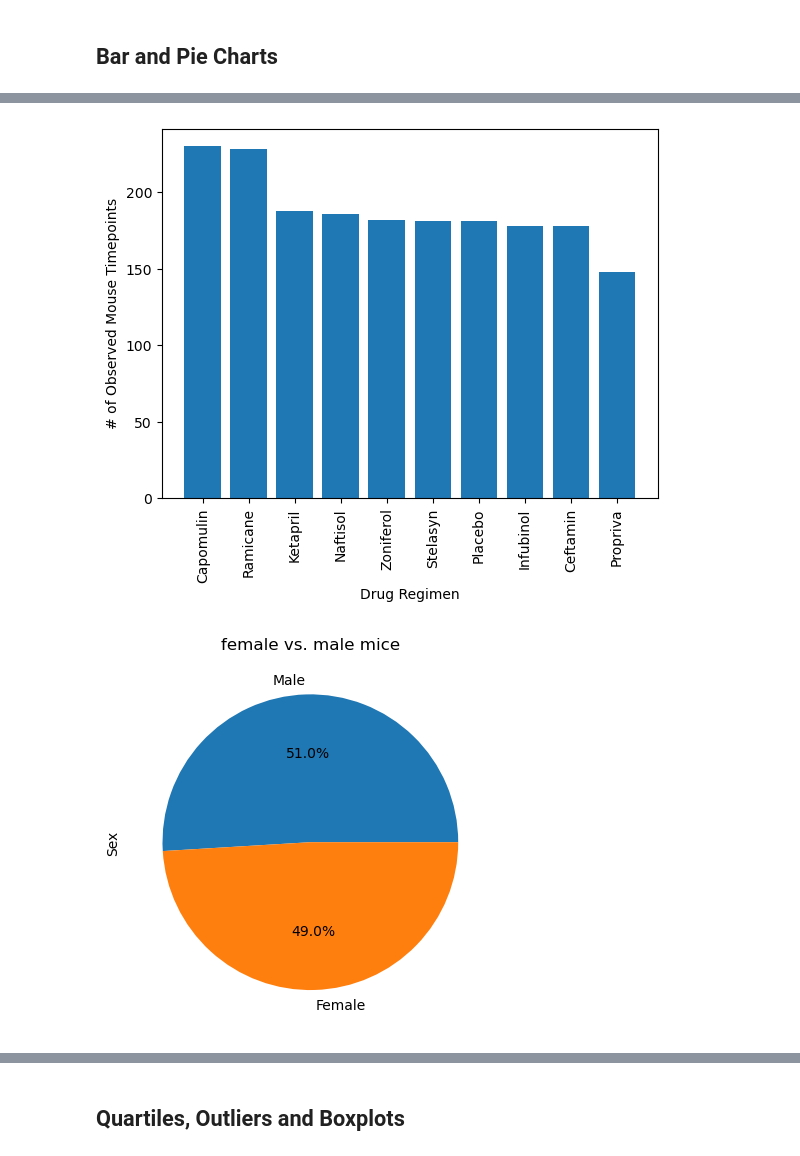
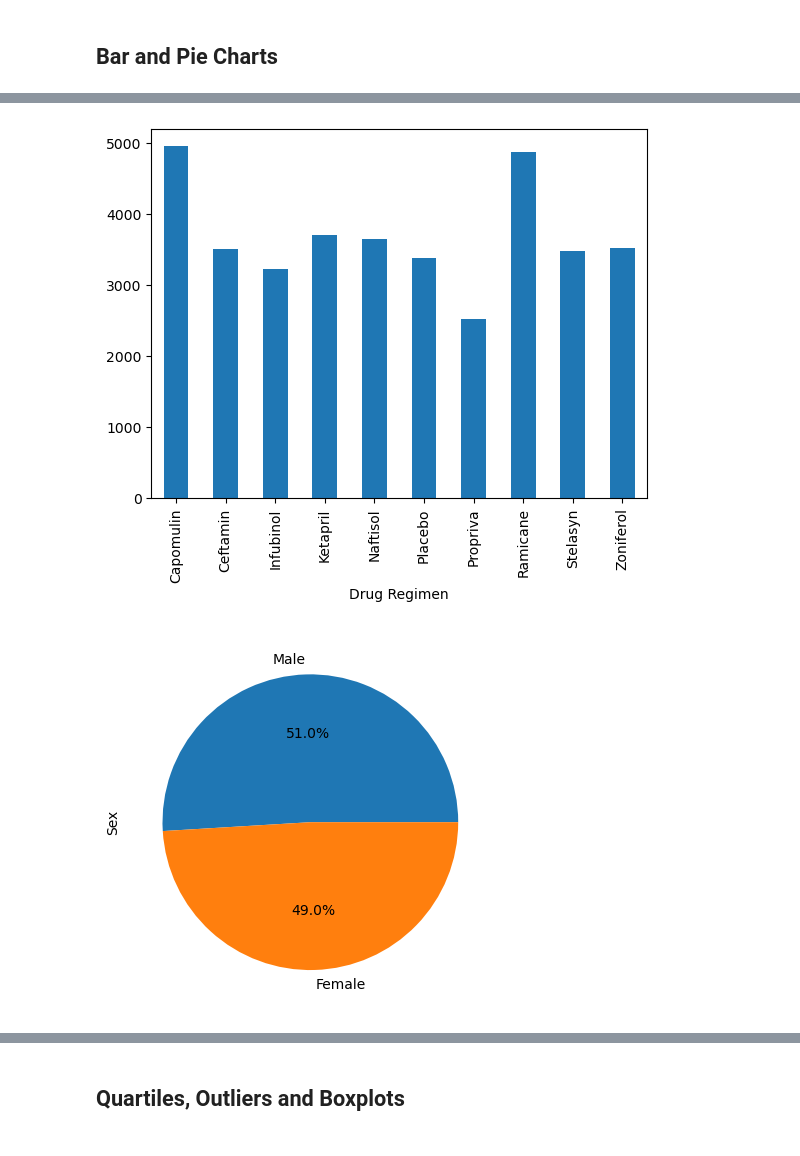
Before and after one commit to rdekker3/module-5, a Jupyter notebook: pymaceuticals_starter.ipynb, the cells around one changed output, grey strips where cells are left out. Drawn from its saved outputs; the diff is of its cells as text; code cells hidden in the pictures.

Commit message:
line plot added

```diff
--- a/pymaceuticals_starter.ipynb
+++ b/pymaceuticals_starter.ipynb
@@ -145,14 +169,15 @@ AttributeError: 'numpy.ndarray' object has no attribute 'plot'
 # %%
 # Generate a bar plot showing the total number of rows (Mouse ID/Timepoints) for each drug regimen using pyplot.
+drug_totals.plot(kind="bar")
+plt.show()
 # %% [output]
-[figure, old version]
+[figure, new version]
 # %%
 # Generate a pie plot showing the distribution of female versus male mice using Pandas
 mouse_gender = cleaned_mice["Sex"].value_counts()
-plt.title("female vs. male mice")
 mouse_gender.plot.pie(autopct= "%1.1f%%")
 plt.show()
 # %% [output]
-[figure, old version]
+[figure, new version]
 # %%
 # Generate a pie plot showing the distribution of female versus male mice using pyplot
```
Also changed, not shown: parts of 11 cells of this notebook, 1 other file.
